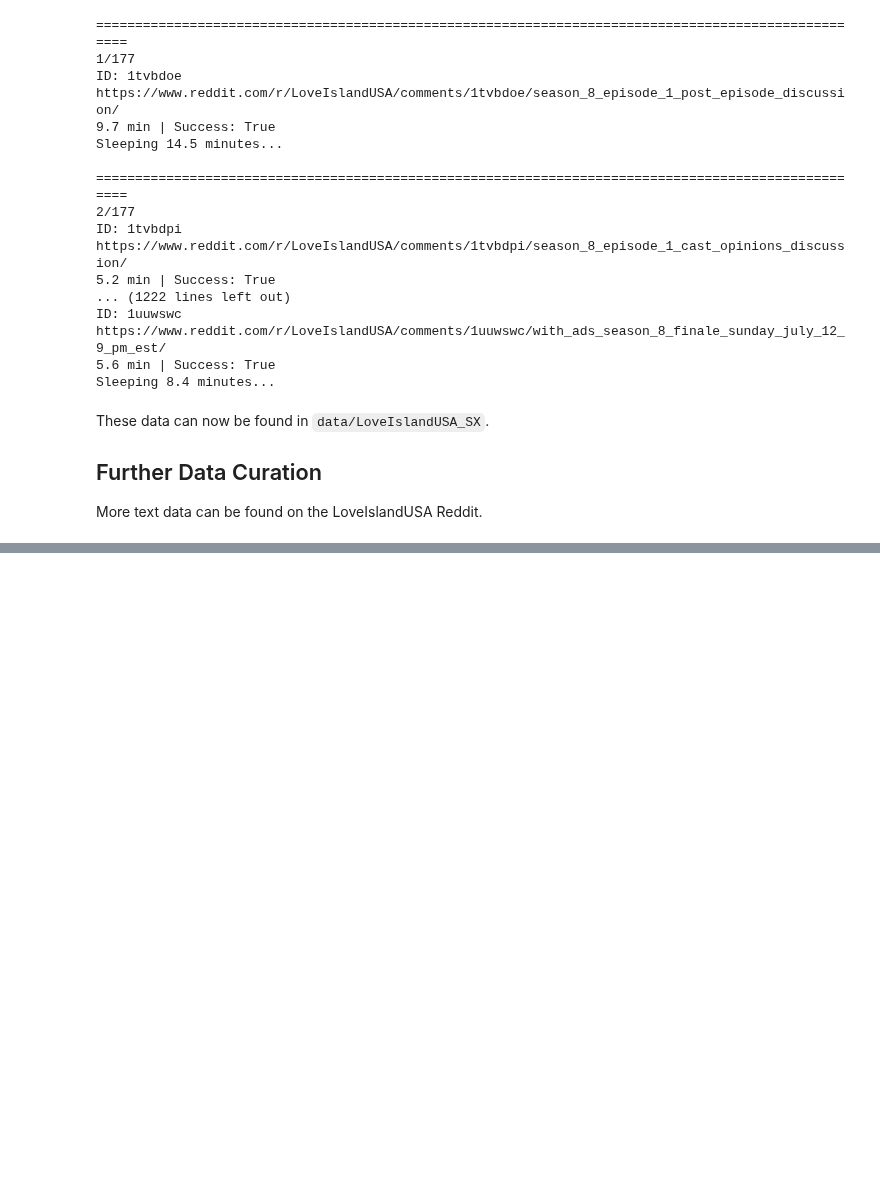
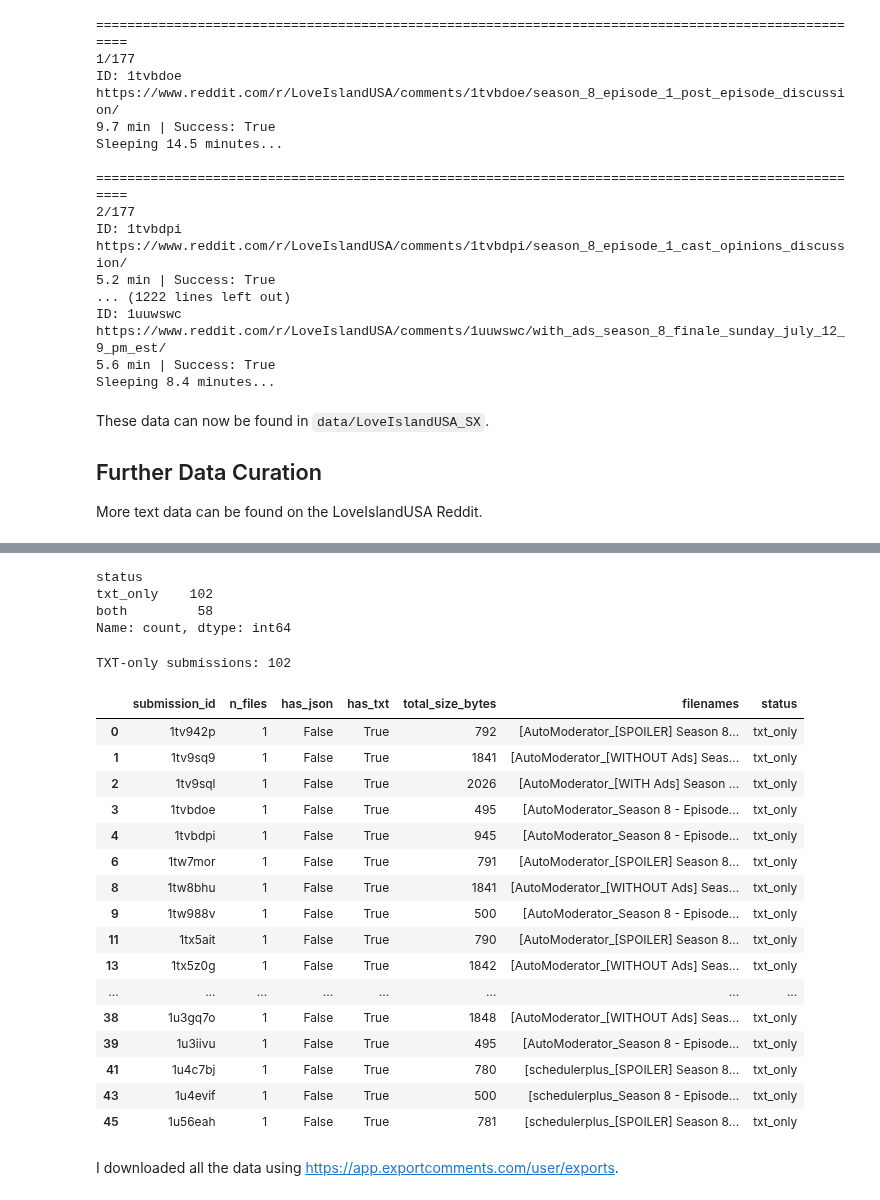
Before and after one commit to palautatan/data-by-edie, a Jupyter notebook: 004-love-island/notebooks/01-download-reddit.ipynb, the cells around one changed output, grey strips where cells are left out. Drawn from its saved outputs; the diff is of its cells as text; code cells hidden in the pictures; blank space fills up the shorter version.

```diff
--- a/004-love-island/notebooks/01-download-reddit.ipynb
+++ b/004-love-island/notebooks/01-download-reddit.ipynb
@@ -288,0 +325,66 @@ More text data can be found on the LoveIslandUSA Reddit.
+# %%
+download_status_df = (
+    file_audit_df
+    .groupby("submission_id")
+    .agg(
+        n_files=("filename", "size"),
+        has_json=("extension", lambda x: ".json" in set(x)),
+        has_txt=("extension", lambda x: ".txt" in set(x)),
+        total_size_bytes=("size_bytes", "sum"),
+        filenames=("filename", lambda x: list(x))
+    )
+    .reset_index()
+)
+
+download_status_df["status"] = "unknown"
+
+download_status_df.loc[
+    download_status_df["has_json"] & download_status_df["has_txt"],
+    "status"
+] = "both"
+
+download_status_df.loc[
+    download_status_df["has_json"] & ~download_status_df["has_txt"],
+    "status"
+] = "json_only"
+
+download_status_df.loc[
+    ~download_status_df["has_json"] & download_status_df["has_txt"],
+    "status"
+] = "txt_only"
+
+download_status_df["status"].value_counts()
+# %% [output]
+status
+txt_only    102
+both         58
+Name: count, dtype: int64
+# %%
+txt_only_df = (
+    download_status_df
+    .query("status == 'txt_only'")
+    .sort_values("submission_id")
+)
+
+print(f"TXT-only submissions: {len(txt_only_df):,}")
+
+txt_only_df.head(30)
+# %% [output]
+TXT-only submissions: 102
+|  | submission_id | n_files | has_json | has_txt | total_size_bytes | filenames | status |
+| 0 | 1tv942p | 1 | False | True | 792 | [AutoModerator_[SPOILER] Season 8... | txt_only |
+| 1 | 1tv9sq9 | 1 | False | True | 1841 | [AutoModerator_[WITHOUT Ads] Seas... | txt_only |
+| 2 | 1tv9sql | 1 | False | True | 2026 | [AutoModerator_[WITH Ads] Season ... | txt_only |
+| 3 | 1tvbdoe | 1 | False | True | 495 | [AutoModerator_Season 8 - Episode... | txt_only |
+| 4 | 1tvbdpi | 1 | False | True | 945 | [AutoModerator_Season 8 - Episode... | txt_only |
+| 6 | 1tw7mor | 1 | False | True | 791 | [AutoModerator_[SPOILER] Season 8... | txt_only |
+| 8 | 1tw8bhu | 1 | False | True | 1841 | [AutoModerator_[WITHOUT Ads] Seas... | txt_only |
+| 9 | 1tw988v | 1 | False | True | 500 | [AutoModerator_Season 8 - Episode... | txt_only |
+| 11 | 1tx5ait | 1 | False | True | 790 | [AutoModerator_[SPOILER] Season 8... | txt_only |
+| 13 | 1tx5z0g | 1 | False | True | 1842 | [AutoModerator_[WITHOUT Ads] Seas... | txt_only |
+| ... | ... | ... | ... | ... | ... | ... | ... |
+| 38 | 1u3gq7o | 1 | False | True | 1848 | [AutoModerator_[WITHOUT Ads] Seas... | txt_only |
+| 39 | 1u3iivu | 1 | False | True | 495 | [AutoModerator_Season 8 - Episode... | txt_only |
+| 41 | 1u4c7bj | 1 | False | True | 780 | [schedulerplus_[SPOILER] Season 8... | txt_only |
+| 43 | 1u4evif | 1 | False | True | 500 | [schedulerplus_Season 8 - Episode... | txt_only |
+| 45 | 1u56eah | 1 | False | True | 781 | [schedulerplus_[SPOILER] Season 8... | txt_only |
@@ -288,0 +414,2 @@ More text data can be found on the LoveIslandUSA Reddit.
+# %% [markdown]
+I downloaded all the data using https://app.exportcomments.com/user/exports.
```
Also changed, not shown: parts of 4 cells of this notebook, 4 other files.
